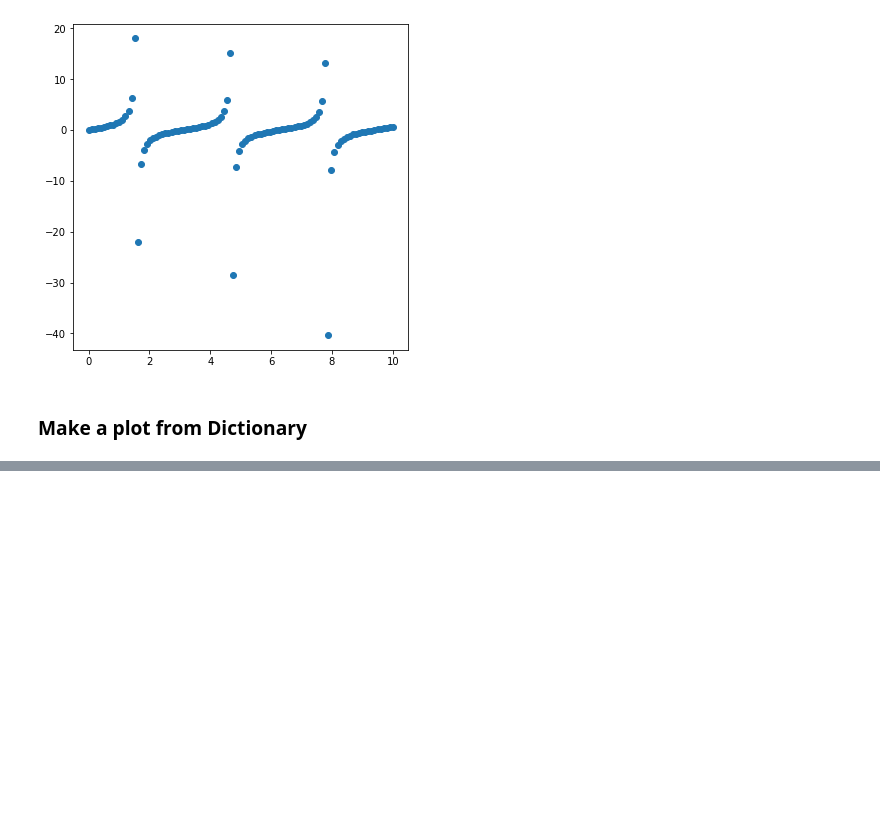
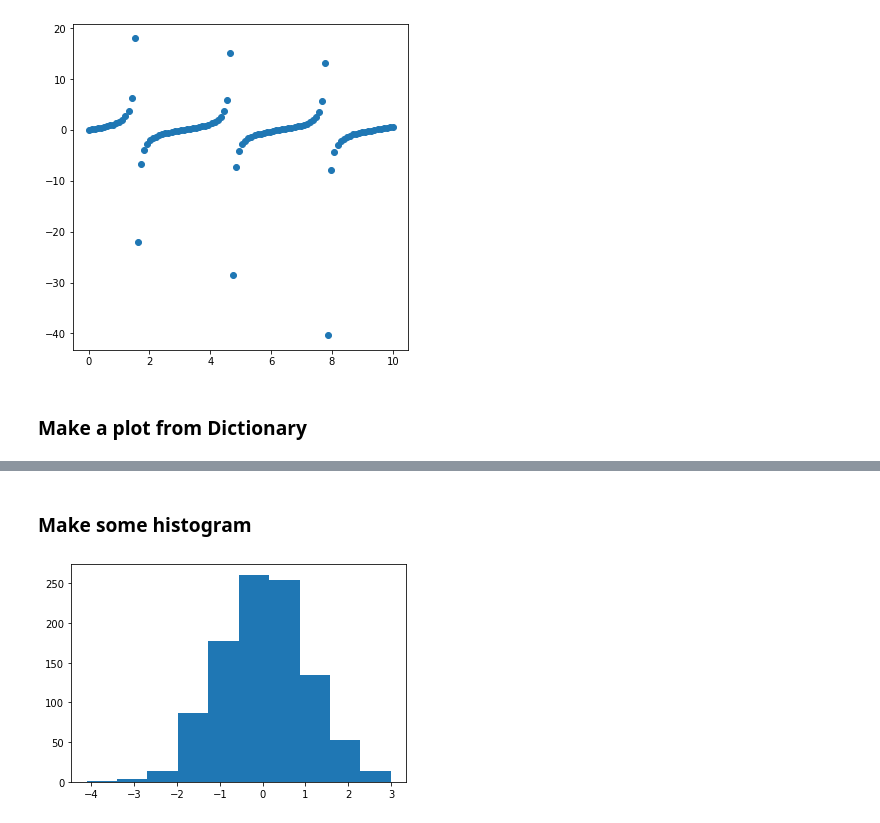
Before and after one commit to GKPSingh/M2D14, a Jupyter notebook: Learning Matplotlib.ipynb, the cells around one changed output, grey strips where cells are left out. Cells and saved outputs as stored; diff of their text form; code cells hidden in the pictures; blank space fills up the shorter version.

```diff
--- a/Learning Matplotlib.ipynb
+++ b/Learning Matplotlib.ipynb
@@ -111,0 +128,8 @@ ax.set(title = 'Parmar Butter Factory', xlabel = 'Types of Butter', ylabel = 'Pr
+# %% [markdown]
+### Make some histogram
+# %%
+x = np.random.randn(1000)
+fig,ax = plt.subplots()
+ax.hist(x);
+# %% [output]
+[figure, added]
```
Also changed, not shown: parts of 7 cells of this notebook.
